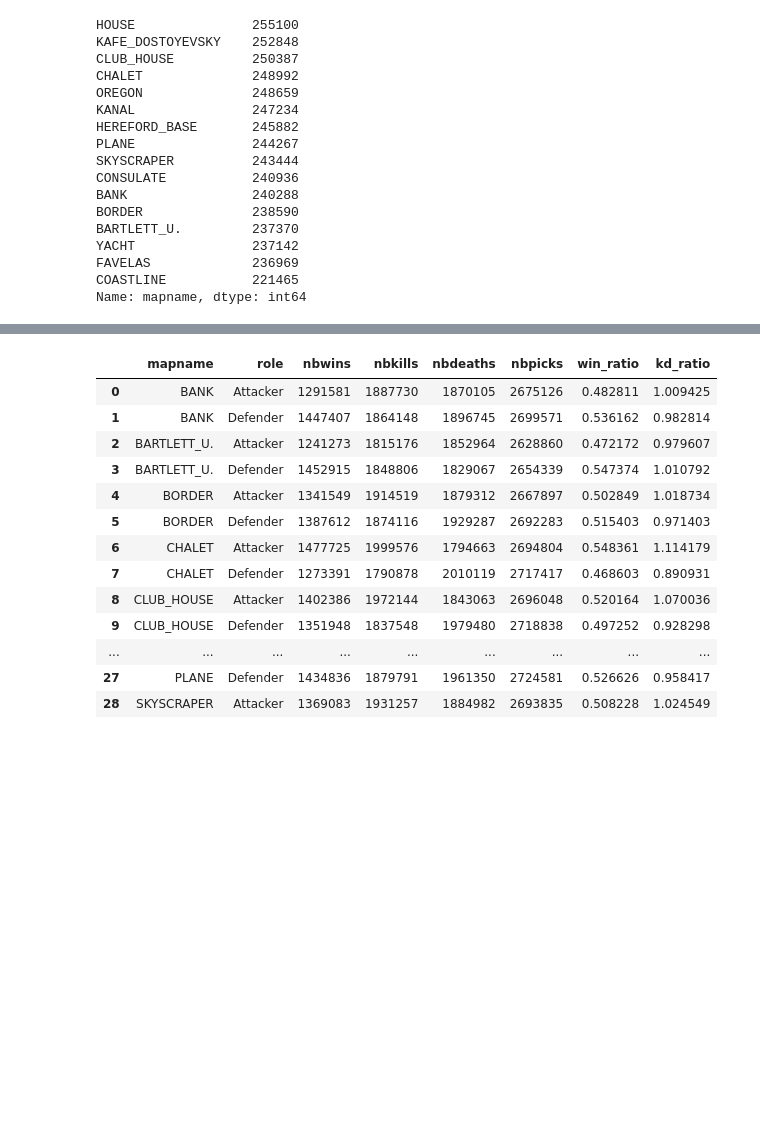
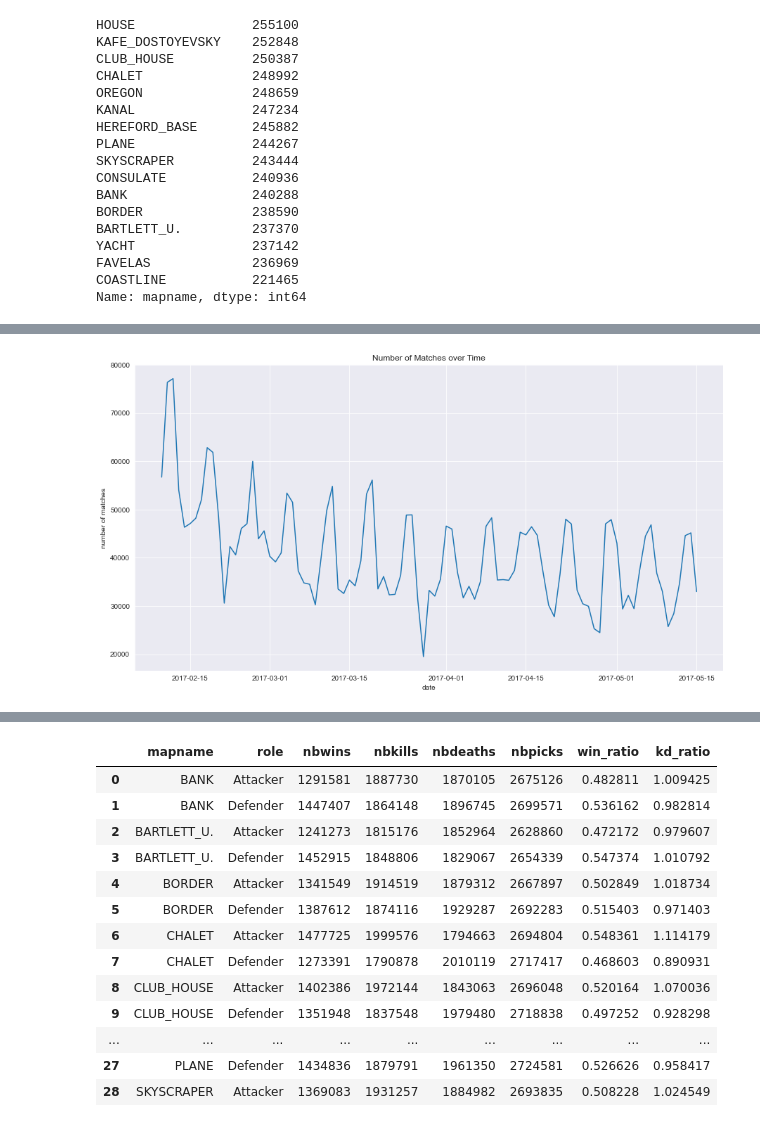
Before and after one commit to itsmartinhi/R6Siege-Match-Outcome-Analysis-and-Prediction, a Jupyter notebook: data-exploration.ipynb, the cells around one changed output, grey strips where cells are left out. Drawn from its saved outputs; the diff is of its cells as text; code cells hidden in the pictures; blank space fills up the shorter version.

```diff
--- a/data-exploration.ipynb
+++ b/data-exploration.ipynb
@@ -102,0 +100,3 @@ test.shape
+# %%
+df_plot_nbmatches = df.groupby("dateid", as_index=False)["matchid"].count().rename(columns={"matchid": "nbmatches"})
+df_plot_nbmatches
@@ -102,0 +117,10 @@ test.shape
+# %%
+plt.figure(figsize=(15, 8))
+sns.lineplot(data=df_plot_nbmatches, x="dateid", y="nbmatches", markers=True)
+plt.title("Number of Matches over Time")
+plt.xlabel("date")
+plt.ylabel("number of matches")
+# plt.savefig("plots/number_of_matcher_per_day.pdf", format="pdf", bbox_inches="tight")
+plt.show()
+# %% [output]
+[figure, added]
```
Also changed, not shown: parts of 18 cells of this notebook.
